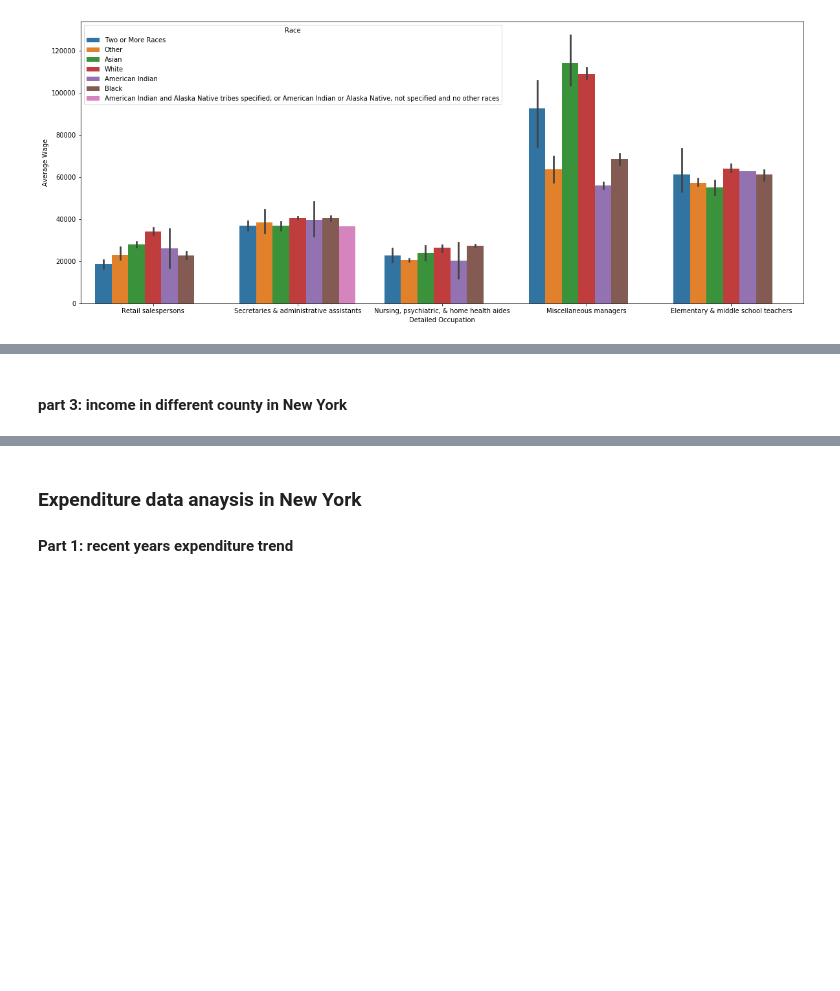
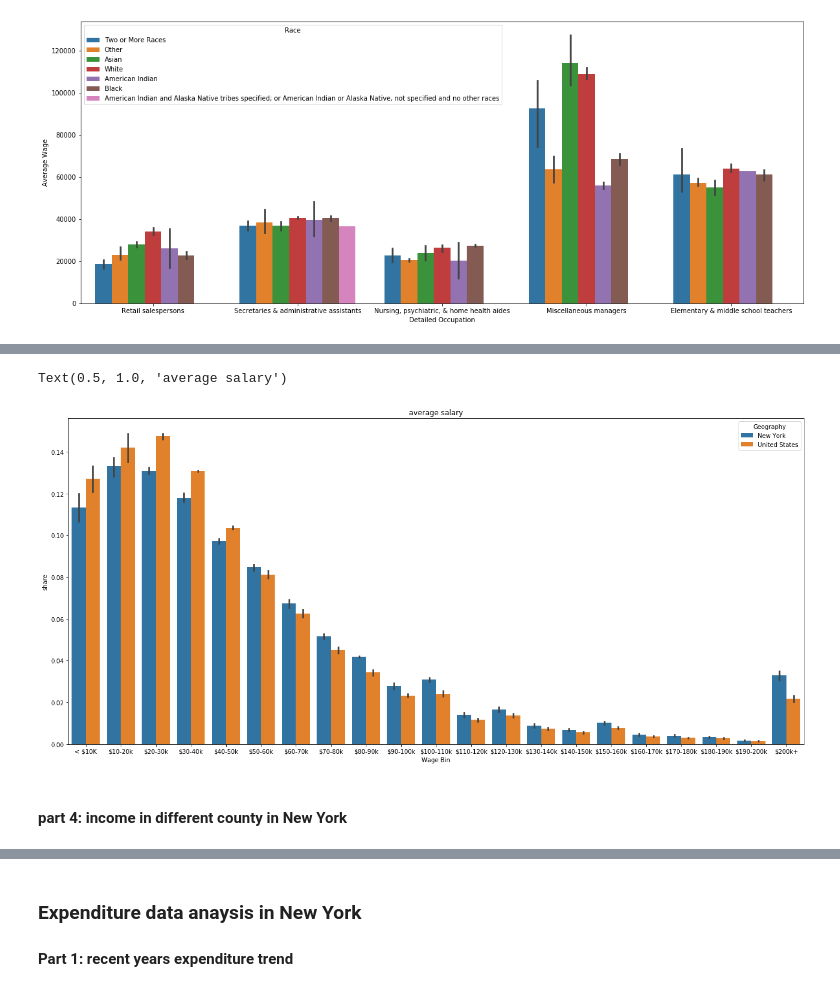
Before and after one commit to gegeli638/DAV-5400, a Jupyter notebook: final/12.13.ipynb, the cells around one changed output, grey strips where cells are left out. Saved outputs shown, nothing was run; the diff lists cells and outputs as text; code cells hidden in the pictures; blank space fills up the shorter version.

```diff
--- a/final/12.13.ipynb
+++ b/final/12.13.ipynb
@@ -89,0 +94,9 @@ sns.barplot(x="Detailed Occupation", y="Average Wage", hue="Race", data=race)
+# %%
+disrtibution = pd.read_csv('https://raw.githubusercontent.com/gegeli638/DAV-5400/master/final/Wage%20Distribution.csv')
+disrtibution.head()
+# to clean and transfer the data, we need to drop the data that we do not need
+disrtibution = disrtibution.drop(columns = ['ID Year', 'Total Population MOE Appx', 'Slug Geography','Record Count'])
+#sorted the data by the wage bin
+disrtibution.sort_values('ID Wage Bin', inplace=True)
+#print the answer
+disrtibution.head()
@@ -90,2 +110,8 @@ sns.barplot(x="Detailed Occupation", y="Average Wage", hue="Race", data=race)
+# %%
+plt.figure(figsize=(22,10))
+sns.barplot(x="Wage Bin", y="share", hue="Geography", data=disrtibution).set_title('average salary')
+# %% [output]
+Text(0.5, 1.0, 'average salary')
+[figure, added]
 # %% [markdown]
-#### part 3: income in different county in New York
+#### part 4: income in different county in New York
```
Also changed, not shown: parts of 6 cells of this notebook.
